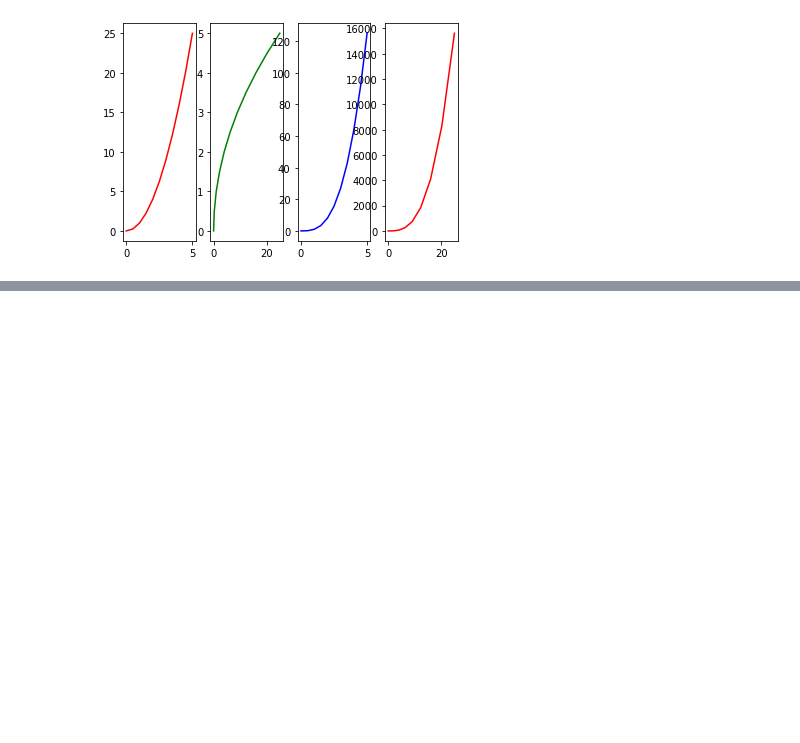
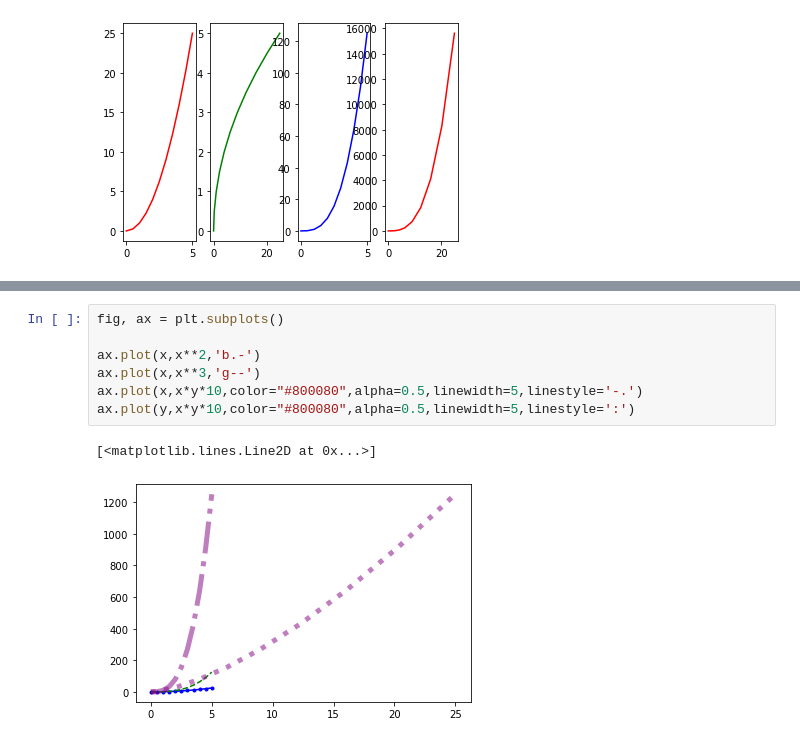
Before and after one commit to pksvv/purdue-ML-D2, a Jupyter notebook: matplotlib.ipynb, the cells around one changed output, grey strips where cells are left out. Saved outputs shown, nothing was run; the diff lists cells and outputs as text; blank space fills up the shorter version.

```diff
--- a/matplotlib.ipynb
+++ b/matplotlib.ipynb
@@ -51,0 +97,10 @@ plt.plot(x**2,y**3,'r')
+# %%
+fig, ax = plt.subplots()
+
+ax.plot(x,x**2,'b.-')
+ax.plot(x,x**3,'g--')
+ax.plot(x,x*y*10,color="#800080",alpha=0.5,linewidth=5,linestyle='-.')
+ax.plot(y,x*y*10,color="#800080",alpha=0.5,linewidth=5,linestyle=':')
+# %% [output]
+[<matplotlib.lines.Line2D at 0x...>]
+[figure, added]
```
Also changed, not shown: parts of 12 cells of this notebook, 1 other file.
